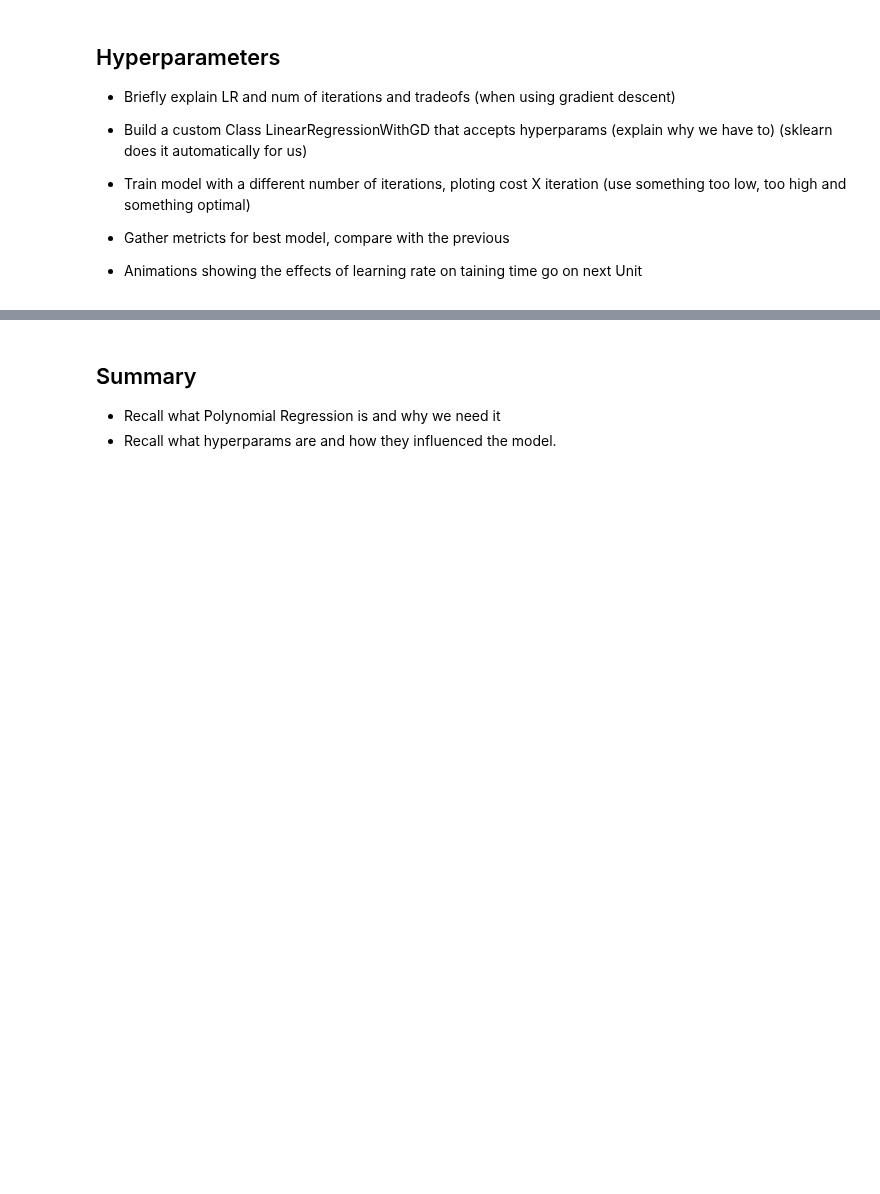
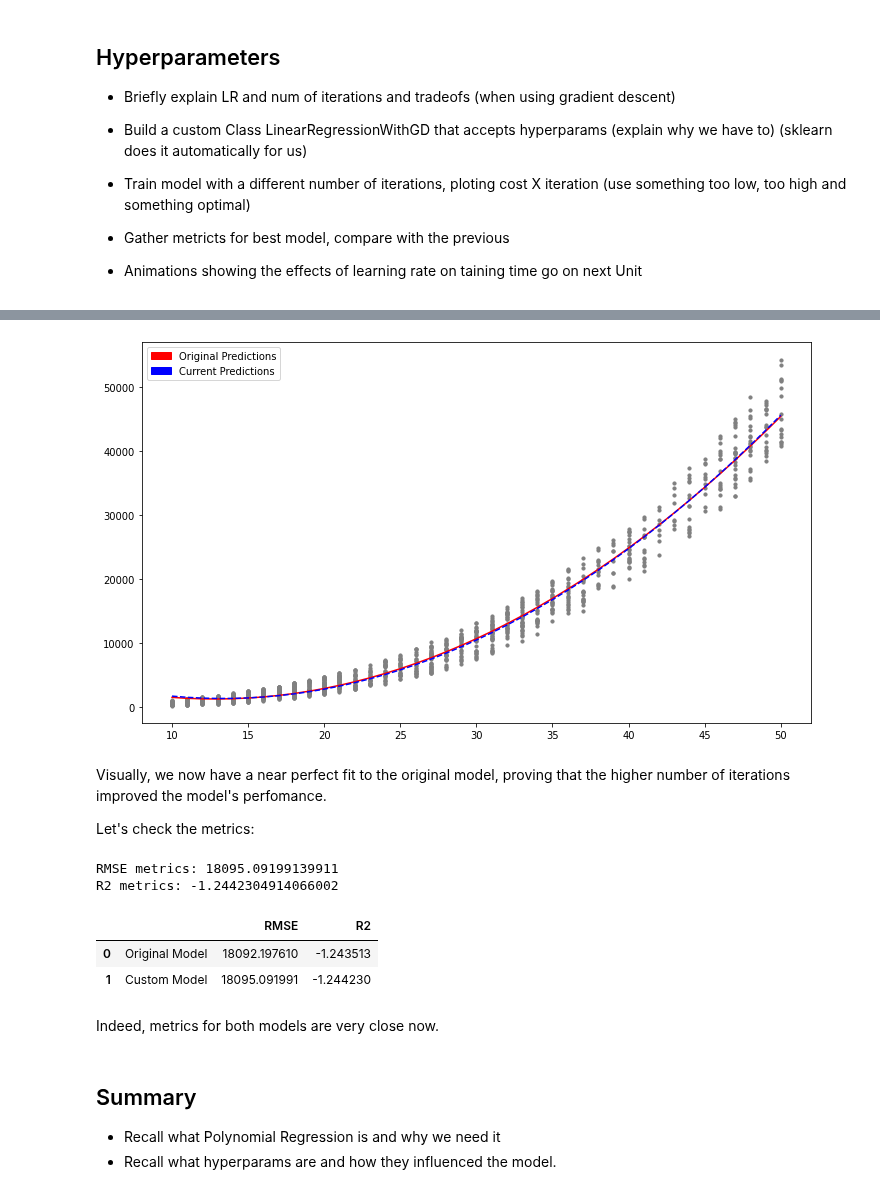
Before and after one commit to MicrosoftDocs/mslearn-introduction-to-machine-learning, a Jupyter notebook: 1b - unit 03.ipynb, the cells around one changed output, grey strips where cells are left out. Saved outputs shown, nothing was run; the diff lists cells and outputs as text; code cells hidden in the pictures; blank space fills up the shorter version.

```diff
--- a/1b - unit 03.ipynb
+++ b/1b - unit 03.ipynb
@@ -141,3 +174,57 @@ plt.show()
+# %%
+# retrain model, using 1000 iterations
+
+# reset X and y
+X = dataset["Account Age"].values.reshape(-1,1)
+y = dataset["Total Accrued"].values
+
+model2.fit(X, y, learning_rate=0.01, num_iters=1000)
+
+# Generate predictins based on original dataset
+y_hat3 = model2.predict(X)
+
+# Plot previous and new predictions over datapoints
+f = plt.figure()
+f.set_figwidth(12)
+f.set_figheight(7)
+plt.scatter(X, y, s=10, color="gray")
+sort_axis = operator.itemgetter(0)
+sorted_zip = sorted(zip(X,y_hat3), key=sort_axis)
+X, y_hat3 = zip(*sorted_zip)
+l1 = plt.plot(X, y_hat, color="red")
+l2 = plt.plot(X, y_hat3, "--", color="blue")
+# Add legend
+red_patch = mpatches.Patch(color="red", label="Original Predictions")
+blue_patch = mpatches.Patch(color="blue", label="Current Predictions")
+plt.legend(handles=[red_patch, blue_patch])
+plt.show()
+# %% [output]
+[figure, added]
+# %% [markdown]
+Visually, we now have a near perfect fit to the original model, proving that the higher number of iterations improved the model's perfomance.
+
+Let's check the metrics:
+# %%
+# metrics
+rmse = np.sqrt(mean_squared_error(y,y_hat3))
+r2 = r2_score(y,y_hat3)
+print(f"RMSE metrics: {rmse}")
+print(f"R2 metrics: {r2}")
+# %% [output]
+RMSE metrics: 18095.09199139911
+R2 metrics: -1.2442304914066002
+# %%
+# Use a dataframe to create a comparison table of metrics
+l = [["Original Model", original_rmse, original_r2],
+    ["Custom Model", rmse, r2]]
+
+pd.DataFrame(l, columns=["", "RMSE", "R2"])
+# %% [output]
+|  |  | RMSE | R2 |
+| 0 | Original Model | 18092.197610 | -1.243513 |
+| 1 | Custom Model | 18095.091991 | -1.244230 |
+# %% [markdown]
+Indeed, metrics for both models are very close now.
 # %% [markdown]
 ## Summary
 
```
Also changed, not shown: parts of 10 cells of this notebook.
